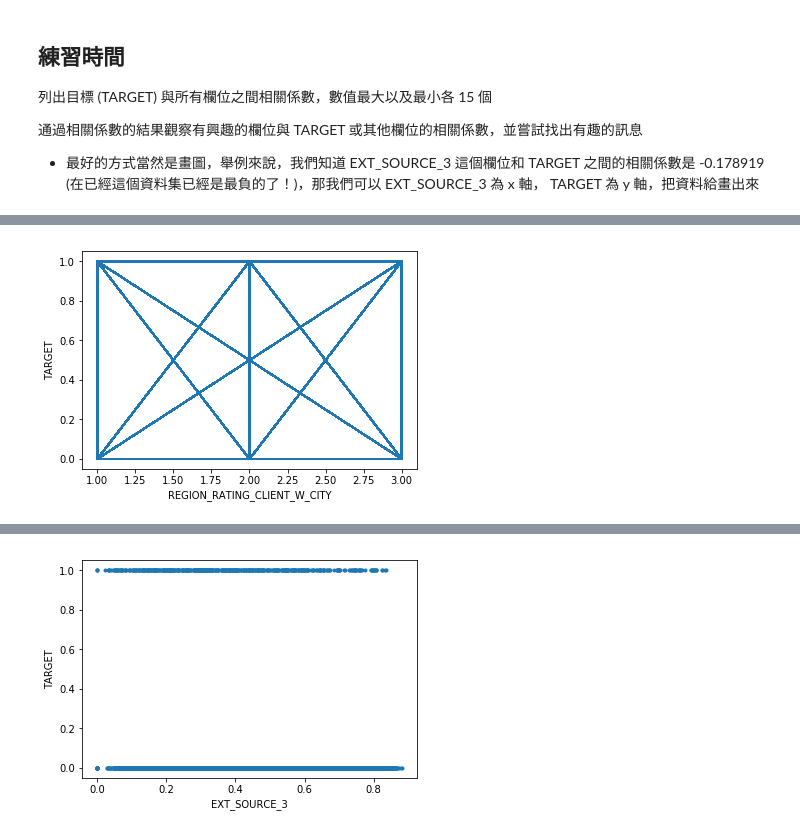
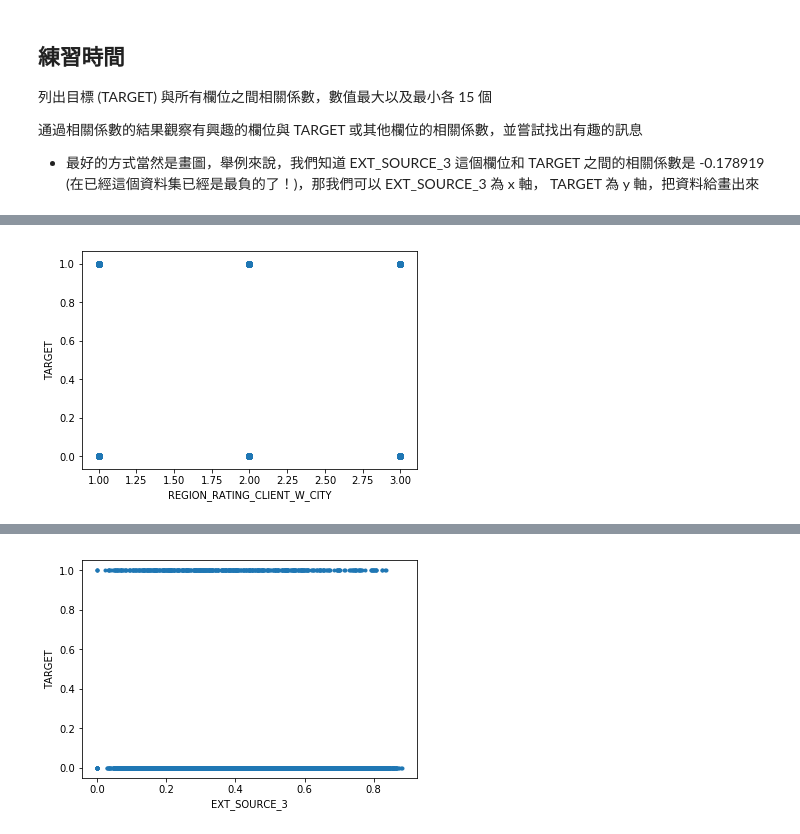
Before and after one commit to yyy110011/2nd-ML100Days, a Jupyter notebook: homework/Day_010_HW.ipynb, the cells around one changed output, grey strips where cells are left out. Saved outputs shown, nothing was run; the diff lists cells and outputs as text; code cells hidden in the pictures.

```diff
--- a/homework/Day_010_HW.ipynb
+++ b/homework/Day_010_HW.ipynb
@@ -15,7 +15,7 @@ import matplotlib.pyplot as plt
 %matplotlib inline
 
 # 設定 data_path
-dir_data = '../../data/Part01'
+dir_data = '../data/Part01'
 # %%
 # 讀取資料檔
 f_app_train = os.path.join(dir_data, 'application_train.csv')
@@ -130,12 +130,12 @@ app_train['REGION_RATING_CLIENT_W_CITY']
 307510    1
 Name: REGION_RATING_CLIENT_W_CITY, Length: 307511, dtype: int64
 # %%
-plt.plot(app_train['REGION_RATING_CLIENT_W_CITY'], app_train['TARGET'])
+plt.scatter(app_train['REGION_RATING_CLIENT_W_CITY'], app_train['TARGET'])
 plt.xlabel('REGION_RATING_CLIENT_W_CITY')
 plt.ylabel('TARGET')
 plt.show()
 # %% [output]
-[figure, old version]
+[figure, new version]
 # %%
 sub_df = app_train.dropna(axis=0, how='any')
 sub_df['EXT_SOURCE_3']
```
Also changed, not shown: parts of 1 cell of this notebook, 1 other file.
